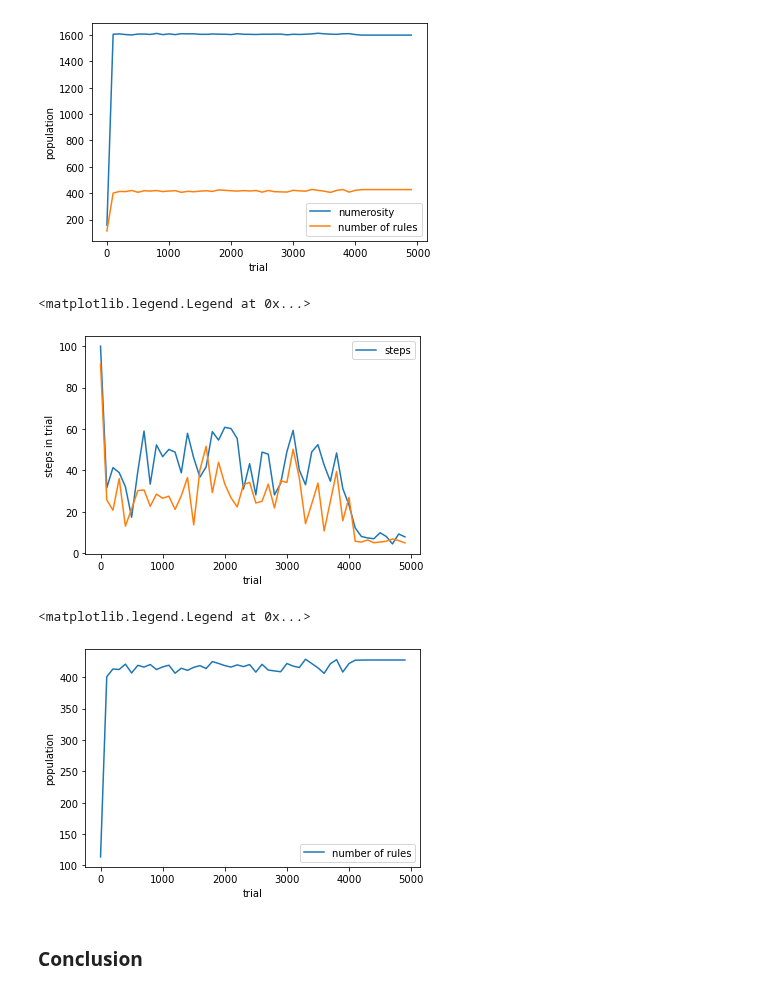
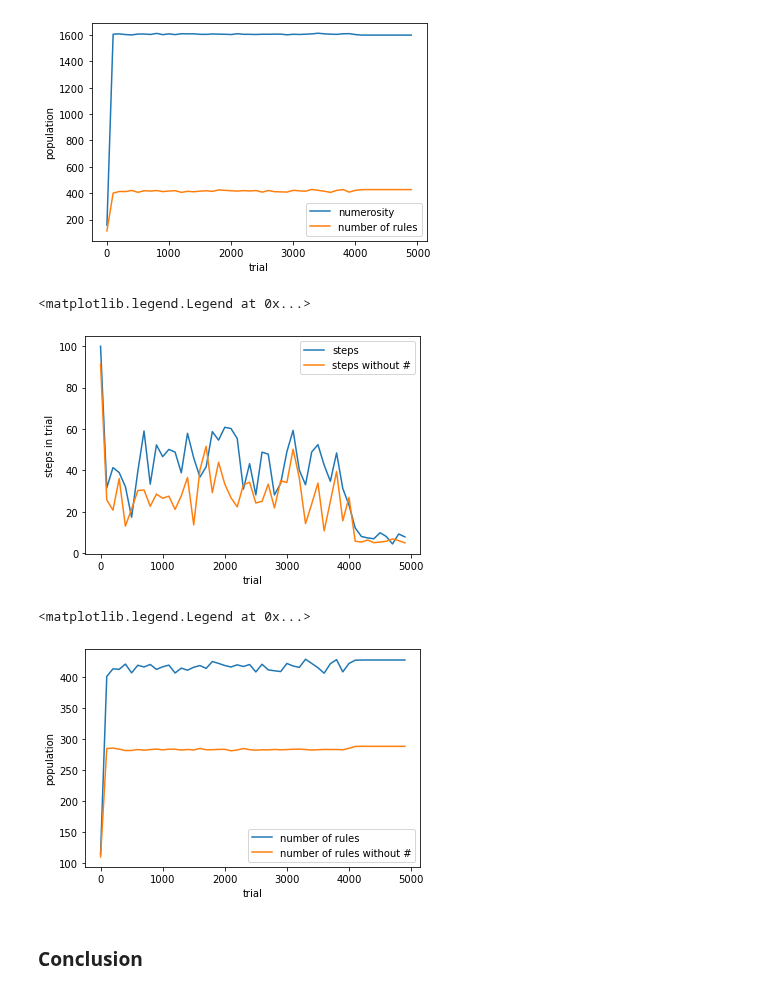
Before and after one commit to ParrotPrediction/pyalcs-experiments, a Jupyter notebook: XCS_Experiments/XCS_maze5_multiple_variants.ipynb, the cells around one changed output. Drawn from its saved outputs; the diff is of its cells as text; code cells hidden in the pictures.

```diff
--- a/XCS_Experiments/XCS_maze5_multiple_variants.ipynb
+++ b/XCS_Experiments/XCS_maze5_multiple_variants.ipynb
@@ -342,17 +342,17 @@ plt.show()
 ax = df[['steps_in_trial', 'steps_in_trial_without']].plot()
 ax.set_xlabel("trial")
 ax.set_ylabel("steps in trial")
-ax.legend(["steps"])
+ax.legend(["steps", "steps without #"])
 # %% [output]
 <matplotlib.legend.Legend at 0x...>
-[figure, old version]
+[figure, new version]
 # %%
-ax = df['population'].plot()
+ax = df[['population', 'population_without']].plot()
 ax.set_xlabel("trial")
 ax.set_ylabel("population")
-ax.legend(["number of rules"])
+ax.legend(["number of rules", "number of rules without #"])
 # %% [output]
 <matplotlib.legend.Legend at 0x...>
-[figure, old version]
+[figure, new version]
 # %% [markdown]
 ### Conclusion
```
